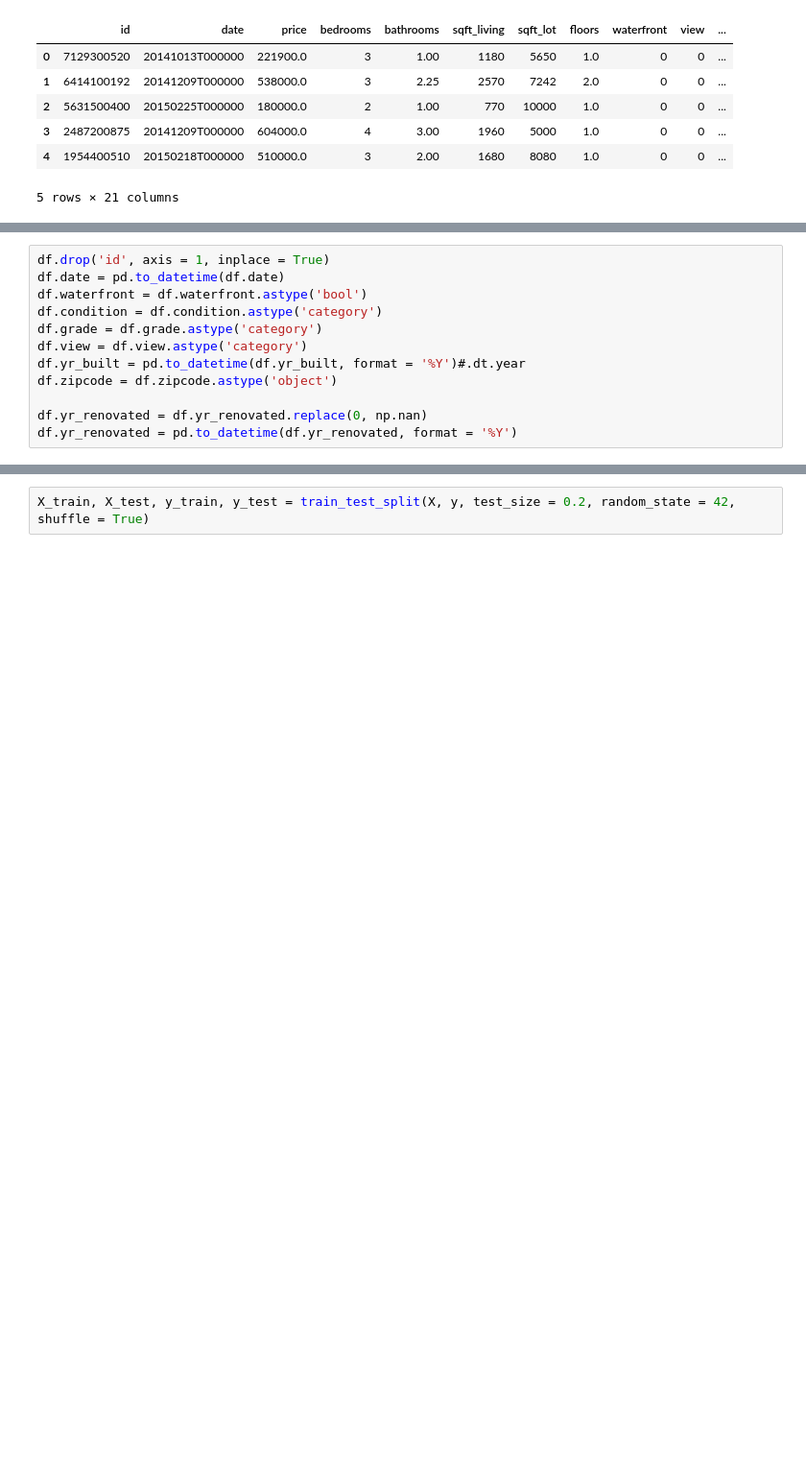
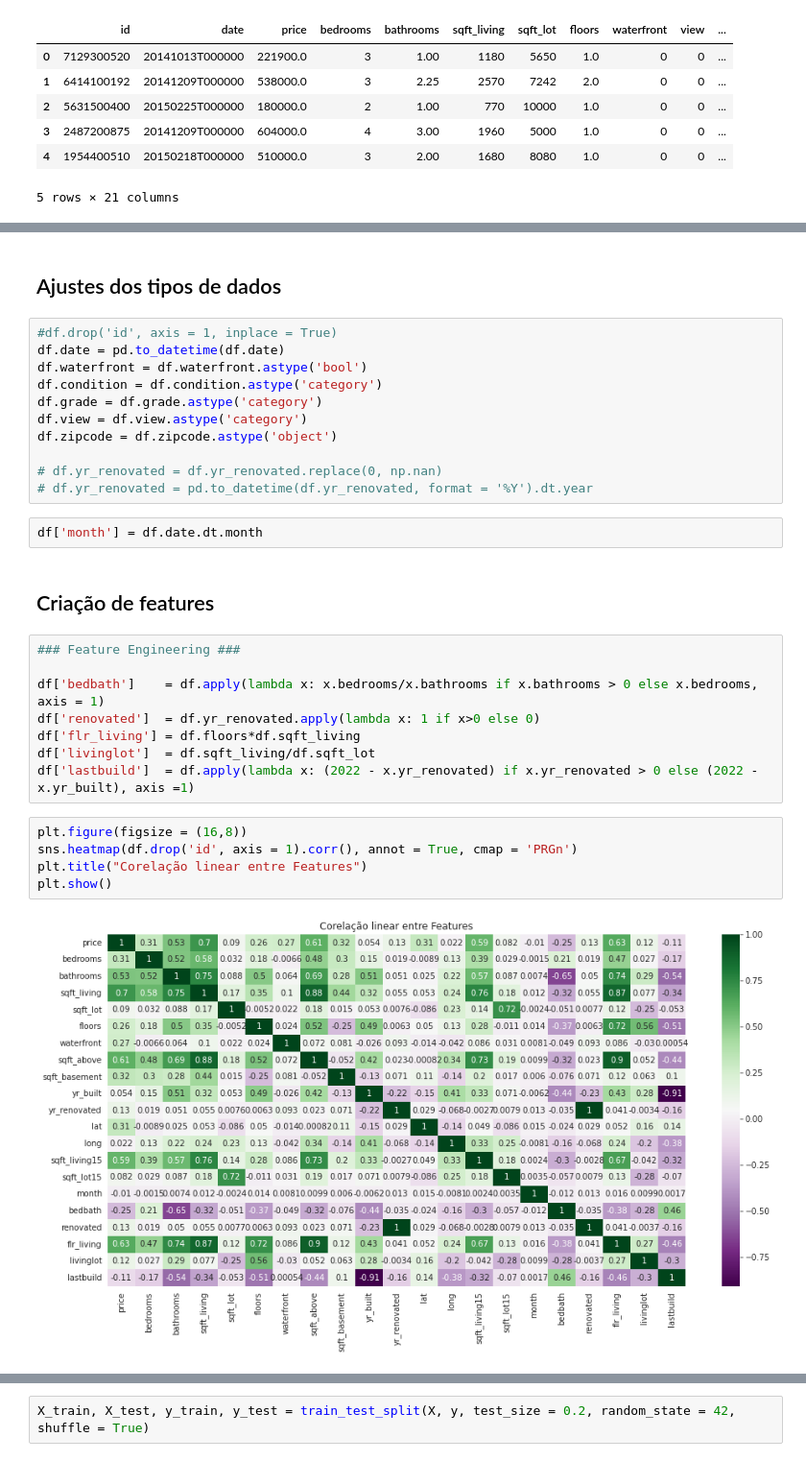
Before and after one commit to GabrielG16/HouseRocket-Pricing, a Jupyter notebook: Modeling.ipynb, the cells around one changed output, grey strips where cells are left out. Shown at 96% size. Cells and saved outputs as stored; diff of their text form; blank space fills up the shorter version.

Commit message:
Ajustes Pipelines e ColumnTransformer

```diff
--- a/Modeling.ipynb
+++ b/Modeling.ipynb
@@ -56,13 +71,33 @@ df.head()
+# %% [markdown]
+## Ajustes dos tipos de dados
 # %%
-df.drop('id', axis = 1, inplace = True)
+#df.drop('id', axis = 1, inplace = True)
 df.date = pd.to_datetime(df.date)
 df.waterfront = df.waterfront.astype('bool')
 df.condition = df.condition.astype('category')
 df.grade = df.grade.astype('category')
 df.view = df.view.astype('category')
-df.yr_built = pd.to_datetime(df.yr_built, format = '%Y')#.dt.year
 df.zipcode = df.zipcode.astype('object')
 
-df.yr_renovated = df.yr_renovated.replace(0, np.nan)
-df.yr_renovated = pd.to_datetime(df.yr_renovated, format = '%Y')
+# df.yr_renovated = df.yr_renovated.replace(0, np.nan)
+# df.yr_renovated = pd.to_datetime(df.yr_renovated, format = '%Y').dt.year
+# %%
+df['month'] = df.date.dt.month
+# %% [markdown]
+## Criação de features
+# %%
+### Feature Engineering ###
+
+df['bedbath']    = df.apply(lambda x: x.bedrooms/x.bathrooms if x.bathrooms > 0 else x.bedrooms, axis = 1)
+df['renovated']  = df.yr_renovated.apply(lambda x: 1 if x>0 else 0)
+df['flr_living'] = df.floors*df.sqft_living
+df['livinglot']  = df.sqft_living/df.sqft_lot
+df['lastbuild']  = df.apply(lambda x: (2022 - x.yr_renovated) if x.yr_renovated > 0 else (2022 - x.yr_built), axis =1)
+# %%
+plt.figure(figsize = (16,8))
+sns.heatmap(df.drop('id', axis = 1).corr(), annot = True, cmap = 'PRGn')
+plt.title("Corelação linear entre Features")
+plt.show()
+# %% [output]
+[figure, added]
 # %% [markdown]
```
Also changed, not shown: parts of 37 cells of this notebook.
